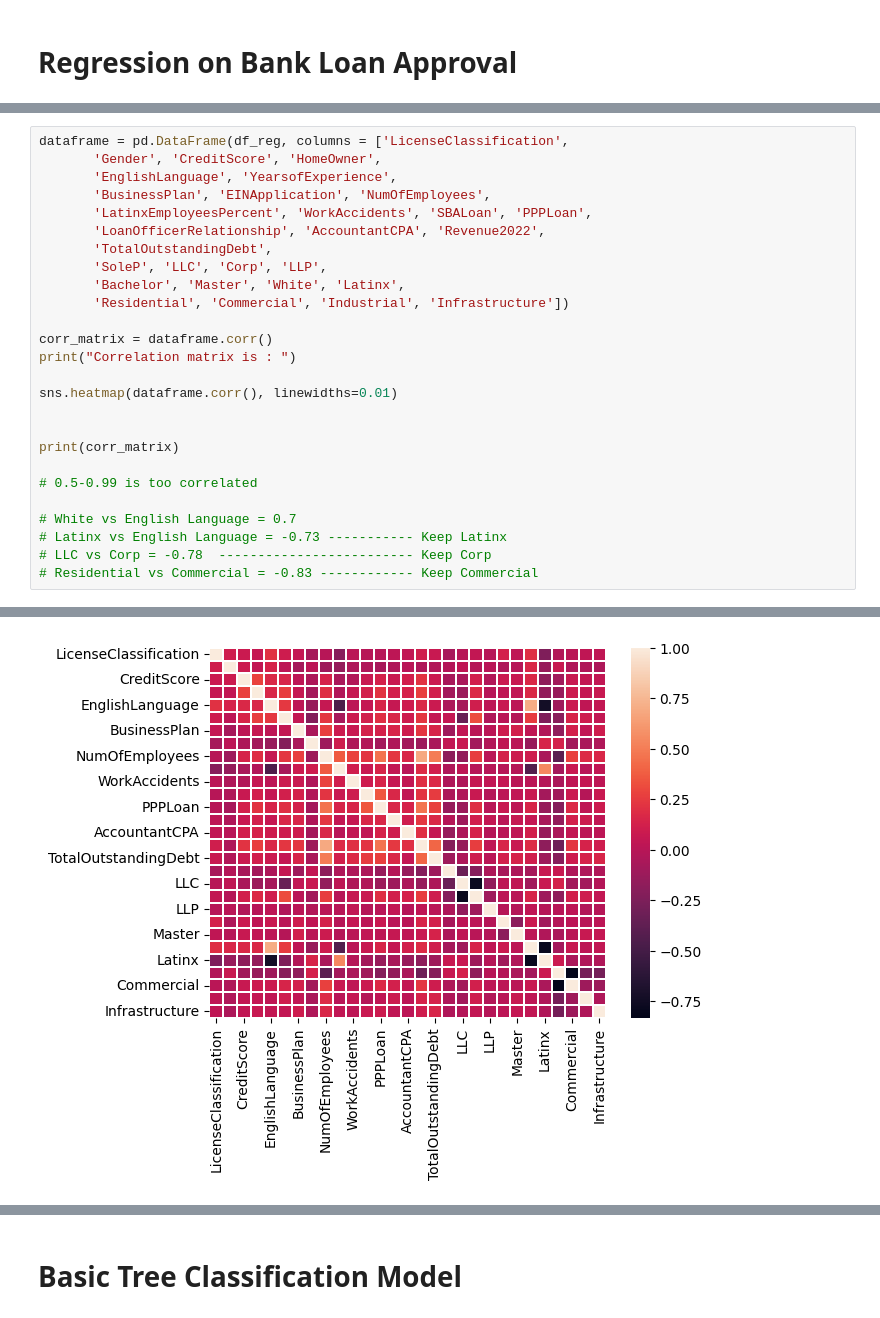
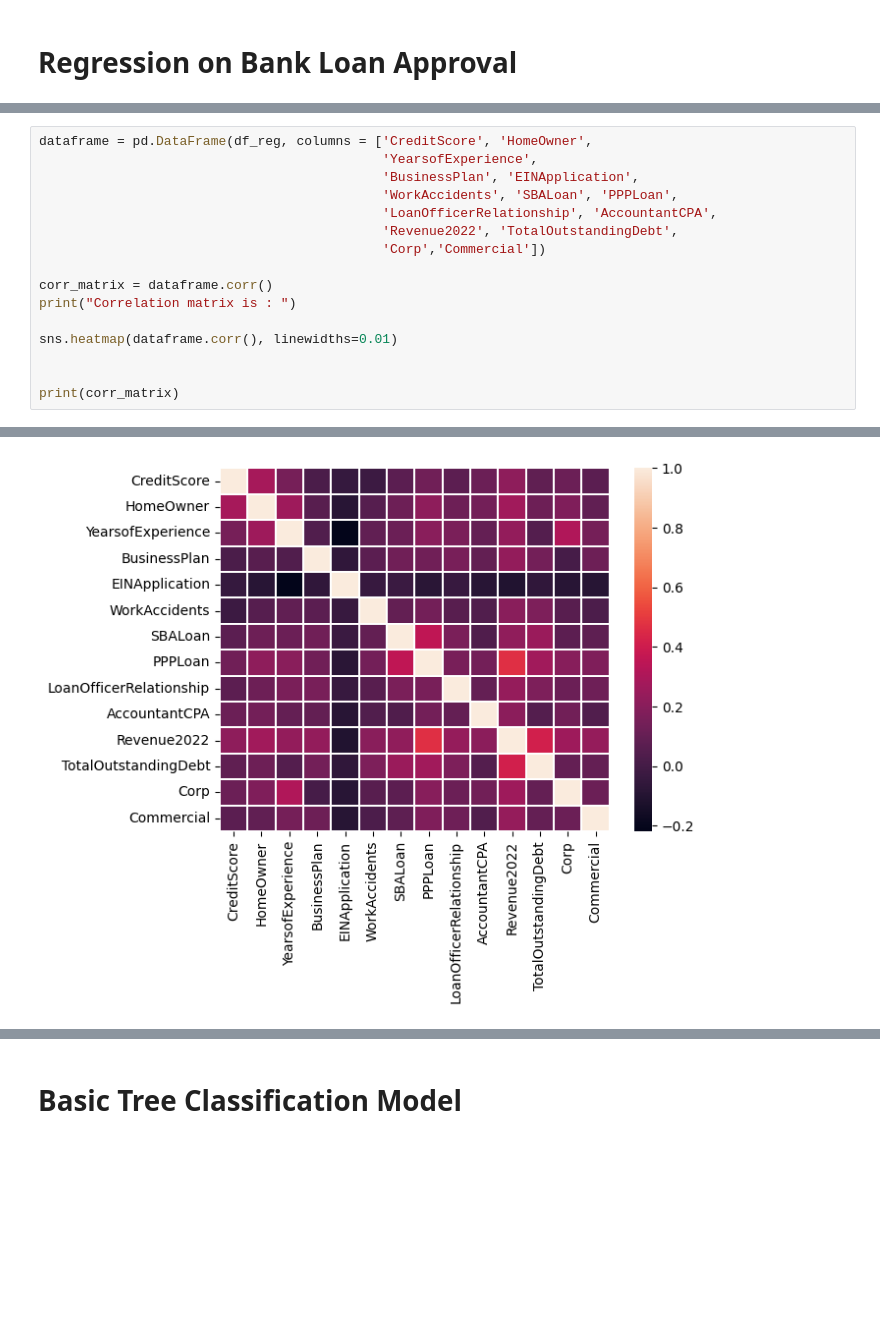
Before and after one commit to ramirezzzluisss/pythonprojects, a Jupyter notebook: HonorsThesis.ipynb, the cells around one changed output, grey strips where cells are left out. Drawn from its saved outputs; the diff is of its cells as text; blank space fills up the shorter version.

```diff
--- a/HonorsThesis.ipynb
+++ b/HonorsThesis.ipynb
@@ -1215,14 +1284,11 @@ strong multicollinearity problems or that the design matrix is singular.
 # %%
-dataframe = pd.DataFrame(df_reg, columns = ['LicenseClassification',
-       'Gender', 'CreditScore', 'HomeOwner',
-       'EnglishLanguage', 'YearsofExperience',
-       'BusinessPlan', 'EINApplication', 'NumOfEmployees',
-       'LatinxEmployeesPercent', 'WorkAccidents', 'SBALoan', 'PPPLoan',
-       'LoanOfficerRelationship', 'AccountantCPA', 'Revenue2022',
-       'TotalOutstandingDebt',
-       'SoleP', 'LLC', 'Corp', 'LLP',
-       'Bachelor', 'Master', 'White', 'Latinx',
-       'Residential', 'Commercial', 'Industrial', 'Infrastructure'])
+dataframe = pd.DataFrame(df_reg, columns = ['CreditScore', 'HomeOwner',
+                                            'YearsofExperience',
+                                            'BusinessPlan', 'EINApplication',
+                                            'WorkAccidents', 'SBALoan', 'PPPLoan',
+                                            'LoanOfficerRelationship', 'AccountantCPA',
+                                            'Revenue2022', 'TotalOutstandingDebt',
+                                            'Corp','Commercial'])
 
 corr_matrix = dataframe.corr()
 print("Correlation matrix is : ")
@@ -1231,12 +1297,5 @@ sns.heatmap(dataframe.corr(), linewidths=0.01)
 
 
 print(corr_matrix)
-
-# 0.5-0.99 is too correlated
-
-# White vs English Language = 0.7
-# Latinx vs English Language = -0.73 ----------- Keep Latinx
-# LLC vs Corp = -0.78  ------------------------- Keep Corp
-# Residential vs Commercial = -0.83 ------------ Keep Commercial
 # %% [output]
 Correlation matrix is :
@@ -1259 +1318 @@ Infrastructure            -0.039746        1.000000
-[figure, old version]
+[figure, new version]
```
Also changed, not shown: parts of 20 cells of this notebook.
